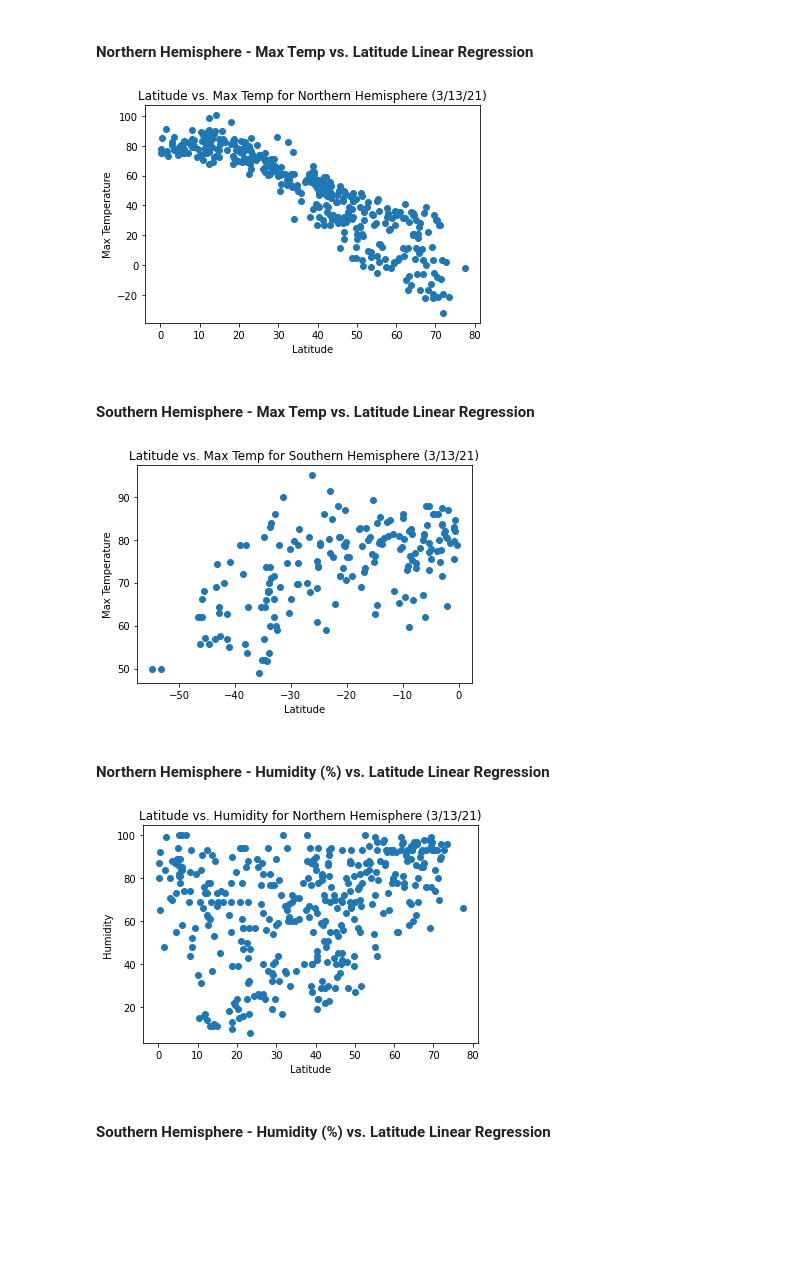
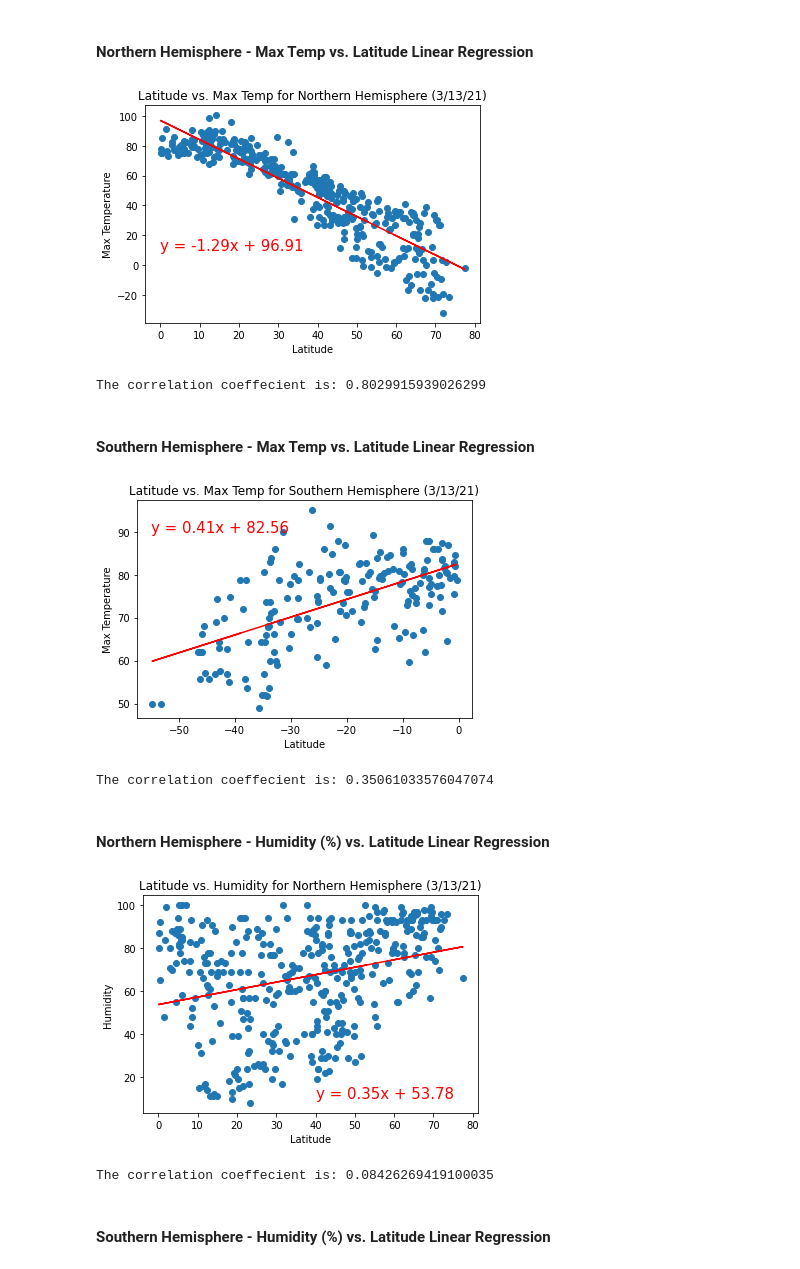
Before and after one commit to moormeierz/API-challenge, a Jupyter notebook: WeatherPy/WeatherPy.ipynb, the cells around one changed output. Saved outputs shown, nothing was run; the diff lists cells and outputs as text; code cells hidden in the pictures; blank space fills up the shorter version.

Commit message:
went back and did regression on Weatherpy

```diff
--- a/WeatherPy/WeatherPy.ipynb
+++ b/WeatherPy/WeatherPy.ipynb
@@ -303,16 +311,28 @@ south_data
 # %%
 # Plot Data
 x = north_data['Lat']
 y = north_data['Max Temp']
 plt.scatter(x,y)
 
+
+# Add Linear regression line
+(slope, intercept, rvalue, pvalue, stderr) = linregress(x, y)
+regress_values = x * slope + intercept
+line_eq = "y = " + str(round(slope,2)) + "x + " + str(round(intercept,2))
+
+plt.plot(x,regress_values,"r-")
+plt.annotate(line_eq,(0,10),fontsize=15,color="red")
+
 #Label
 plt.xlabel('Latitude')
 plt.ylabel('Max Temperature')
 plt.title('Latitude vs. Max Temp for Northern Hemisphere (3/13/21)')
 plt.show()
+
+print(f'The correlation coeffecient is: {rvalue**2}')
 # %% [output]
-[figure, old version]
+[figure, new version]
+The correlation coeffecient is: 0.8029915939026299
 # %% [markdown]
 ####  Southern Hemisphere - Max Temp vs. Latitude Linear Regression
 # %%
@@ -321,13 +341,25 @@ x = south_data['Lat']
 y = south_data['Max Temp']
 plt.scatter(x,y)
 
+# Add Linear regression line
+(slope, intercept, rvalue, pvalue, stderr) = linregress(x, y)
+regress_values = x * slope + intercept
+line_eq = "y = " + str(round(slope,2)) + "x + " + str(round(intercept,2))
+
+plt.plot(x,regress_values,"r-")
+plt.annotate(line_eq,(-55,90),fontsize=15,color="red")
+
+
 #Label
 plt.xlabel('Latitude')
 plt.ylabel('Max Temperature')
 plt.title('Latitude vs. Max Temp for Southern Hemisphere (3/13/21)')
 plt.show()
+
+print(f'The correlation coeffecient is: {rvalue**2}')
 # %% [output]
-[figure, old version]
+[figure, new version]
+The correlation coeffecient is: 0.35061033576047074
 # %% [markdown]
 ####  Northern Hemisphere - Humidity (%) vs. Latitude Linear Regression
 # %%
@@ -336,13 +368,24 @@ x = north_data['Lat']
 y = north_data['Humidity']
 plt.scatter(x,y)
 
+# Add Linear regression line
+(slope, intercept, rvalue, pvalue, stderr) = linregress(x, y)
+regress_values = x * slope + intercept
+line_eq = "y = " + str(round(slope,2)) + "x + " + str(round(intercept,2))
+
+plt.plot(x,regress_values,"r-")
+plt.annotate(line_eq,(40,10),fontsize=15,color="red")
+
 #Label
 plt.xlabel('Latitude')
 plt.ylabel('Humidity')
 plt.title('Latitude vs. Humidity for Northern Hemisphere (3/13/21)')
 plt.show()
+
+print(f'The correlation coeffecient is: {rvalue**2}')
 # %% [output]
-[figure, old version]
+[figure, new version]
+The correlation coeffecient is: 0.08426269419100035
 # %% [markdown]
 ####  Southern Hemisphere - Humidity (%) vs. Latitude Linear Regression
 # %%
```
Also changed, not shown: parts of 9 cells of this notebook, 1 other file.
